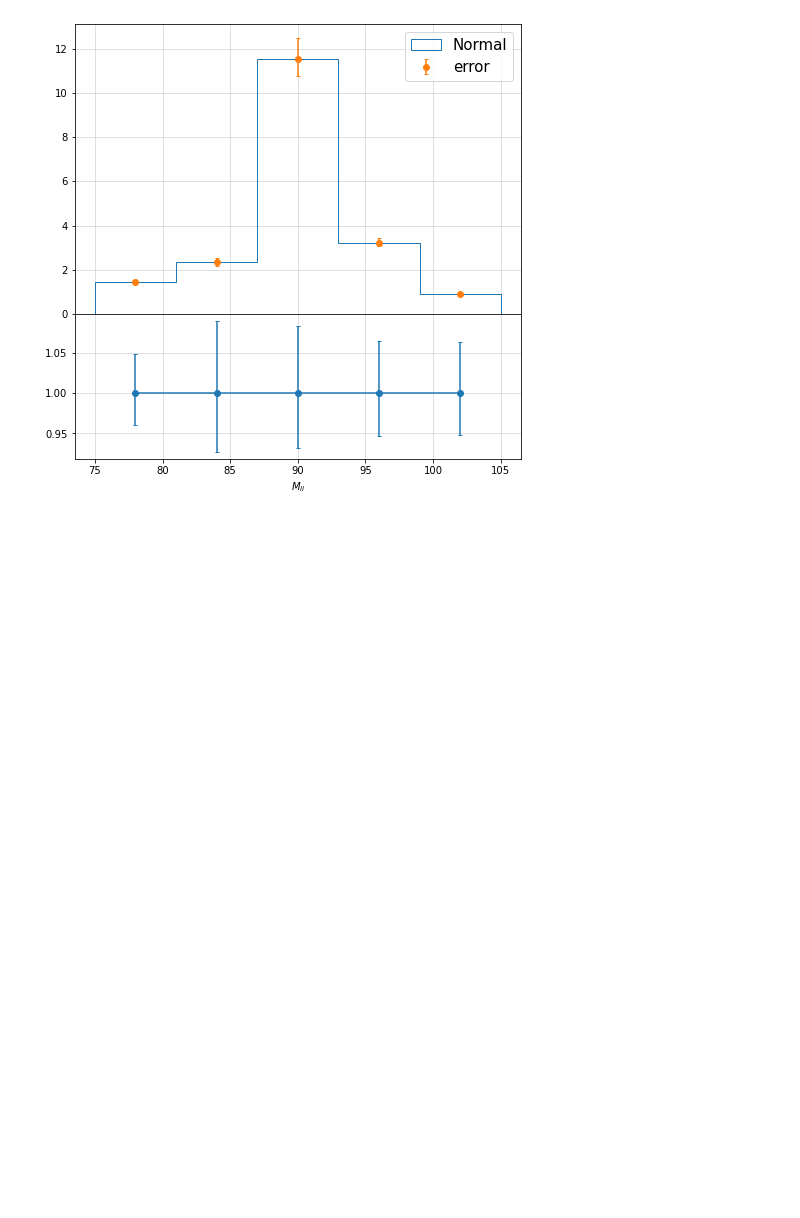
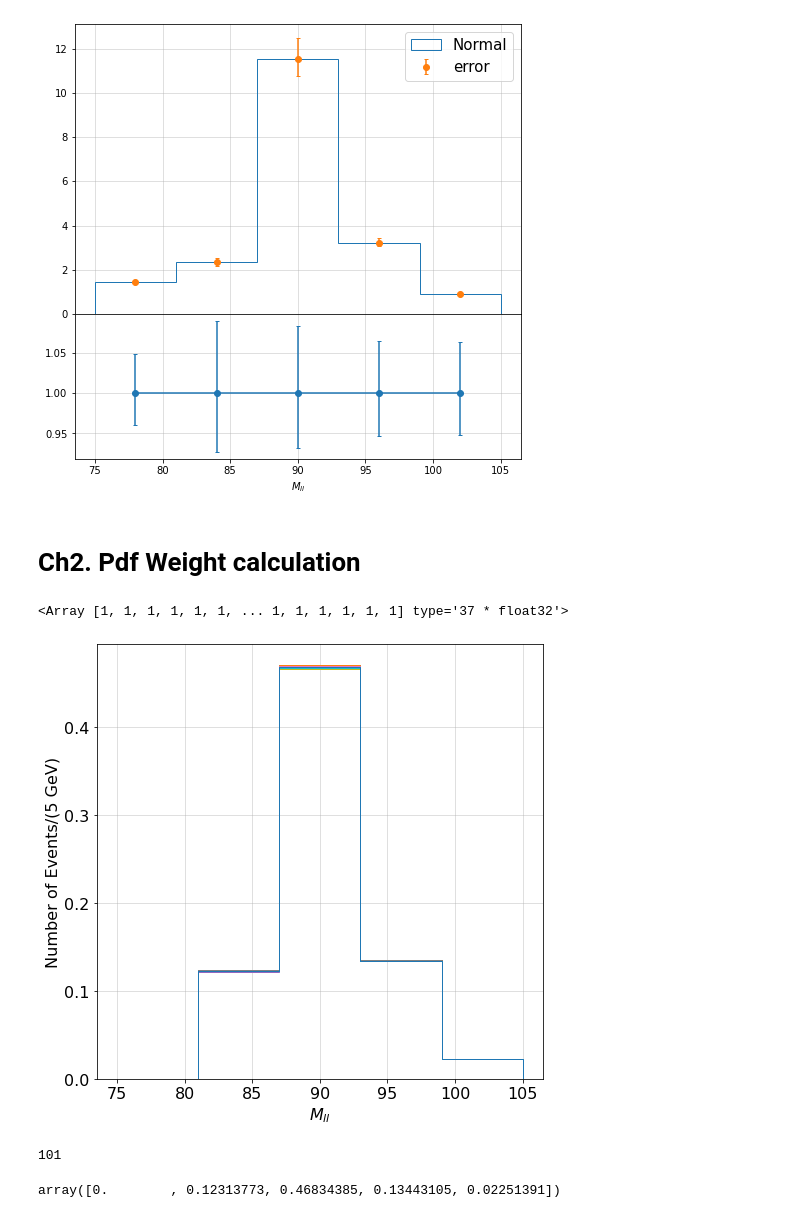
Before and after one commit to JW-corp/nanoAOD-WVG, a Jupyter notebook: plot/Scale_PDF_Unc.ipynb, the cells around one changed output. Cells and saved outputs as stored; diff of their text form; code cells hidden in the pictures; blank space fills up the shorter version.

```diff
--- a/plot/Scale_PDF_Unc.ipynb
+++ b/plot/Scale_PDF_Unc.ipynb
@@ -157,7 +136,7 @@ branch = {
     },
 }
 
-channel = 0
+channel = 9
 lumi = 59.7
 
 UpDown = 0
@@ -442,7 +423,7 @@ hist_list=[]
 for idx in LHEscaleIdx:
     arrays['Generator_weight_sgn'] = arrays['Generator_weight']  / abs(arrays['Generator_weight'])
     arrays['true_weight'] = arrays['LHEScaleWeight'][:,idx] * arrays['puWeight'] * lumi * filelist_MC['WZG']['xsec'] * 1000 * arrays['Generator_weight_sgn'] / true_events
-    /
+
     x=plt.hist(arrays['WZG_dileptonmass'], weights=arrays['true_weight'],bins=bins, histtype='step',color=LHEScaleCmap[idx],label=LHEScalemap[idx])  # label is needed to draw legend
     hist_list.append(x)
     #lt.hist(arrays['WZG_dileptonmass'],bins=bins,histtype='step',label=LHEScalemap[idx])  # label is needed to draw legend
@@ -566,3 +547,42 @@ plt.plot()
 # %% [output]
 []
 [figure]
+# %% [markdown]
+# Ch2. Pdf Weight calculation
+# %%
+arrays['LHEPdfWeight'][:,0]
+# %% [output]
+<Array [1, 1, 1, 1, 1, 1, ... 1, 1, 1, 1, 1, 1] type='37 * float32'>
+# %%
+plt.close()
+plt.figure(figsize=(8, 8))  # Figure size
+bins = np.linspace(75, 105, 6)  # divide start-end range with 'bin' number
+binwidth = (105 - 75) / 6  # width of one bin
+
+
+hist_list=[]
+for idx in range(0,101):
+    arrays['Generator_weight_sgn'] = arrays['Generator_weight']  / abs(arrays['Generator_weight'])
+    arrays['true_weight'] = arrays['LHEPdfWeight'][:,idx] * arrays['puWeight'] * lumi * filelist_MC['WZG']['xsec'] * 1000 * arrays['Generator_weight_sgn'] / true_events
+
+    x=plt.hist(arrays['WZG_dileptonmass'], weights=arrays['true_weight'],bins=bins, histtype='step')  # label is needed to draw legend
+    hist_list.append(x)
+    #lt.hist(arrays['WZG_dileptonmass'],bins=bins,histtype='step',label=LHEScalemap[idx])  # label is needed to draw legend
+
+
+plt.xticks(fontsize=16)  # xtick size
+plt.xlabel('$M_{ll}$', fontsize=16)  # X-label
+plt.ylabel("Number of Events/(%d GeV)" % binwidth, fontsize=16)
+plt.yticks(fontsize=16)
+
+plt.grid(alpha=0.5)
+# %% [output]
+[figure, added]
+# %%
+len(hist_list)
+# %% [output]
+101
+# %%
+hist_list[0][0]
+# %% [output]
+array([0.        , 0.12313773, 0.46834385, 0.13443105, 0.02251391])
```
Also changed, not shown: parts of 14 cells of this notebook.
